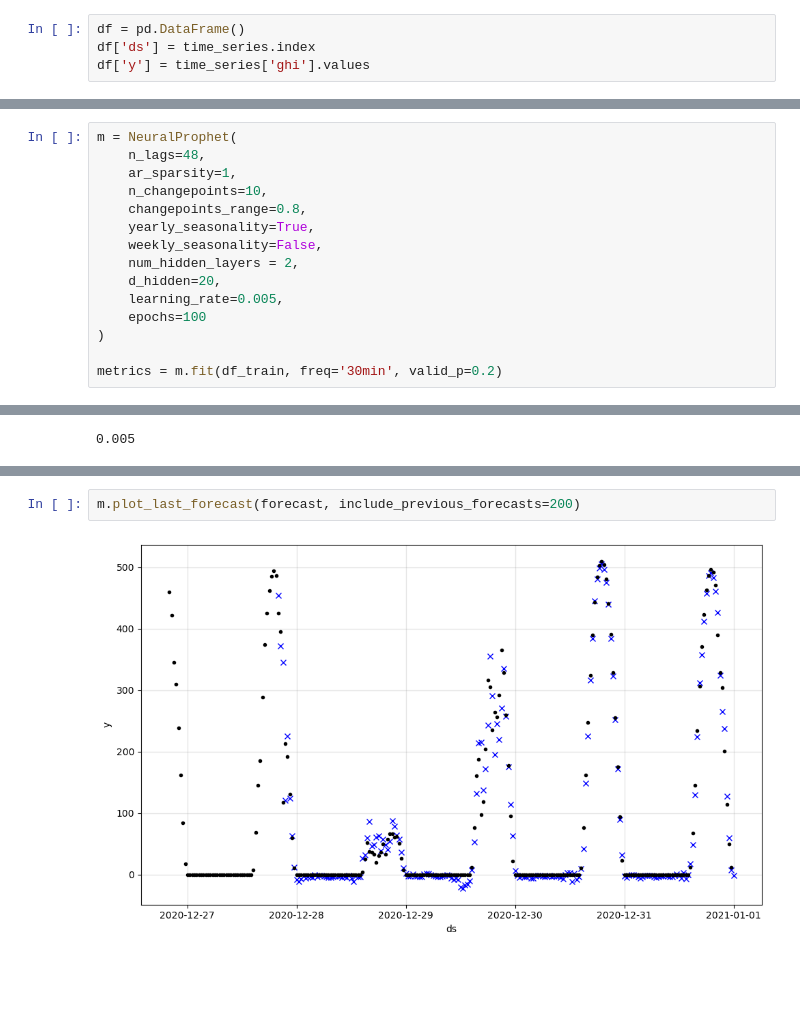
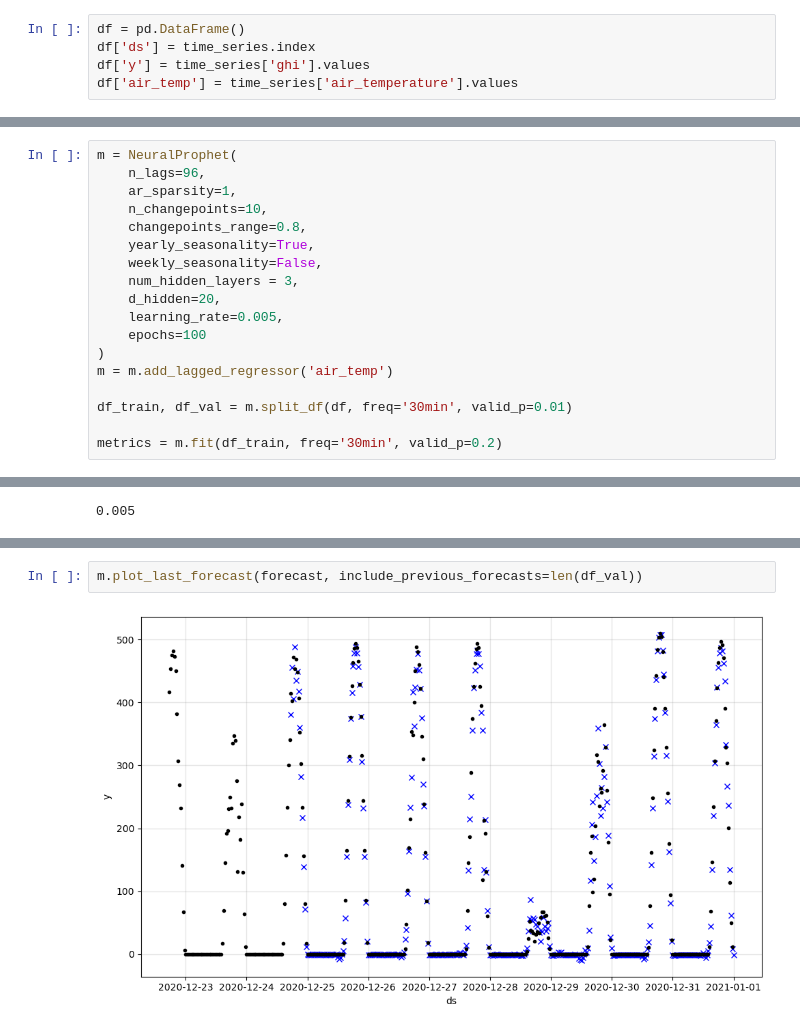
Before and after one commit to andersdot/Energy-Forecasting, a Jupyter notebook: Forecasting.ipynb, the cells around one changed output, grey strips where cells are left out. Cells and saved outputs as stored; diff of their text form; blank space fills up the shorter version.

```diff
--- a/Forecasting.ipynb
+++ b/Forecasting.ipynb
@@ -19,3 +32,4 @@ _, time_series = eu.timeseries(lon=lon, lat=lat, years=['2019', '2020'], columns
 df = pd.DataFrame()
 df['ds'] = time_series.index
 df['y'] = time_series['ghi'].values
+df['air_temp'] = time_series['air_temperature'].values
@@ -25,17 +37,20 @@ df_train, df_val = m.split_df(df, freq='30min', valid_p=0.01)
 NeuralProphet?
 # %%
 m = NeuralProphet(
-    n_lags=48,
+    n_lags=96,
     ar_sparsity=1,
     n_changepoints=10,
     changepoints_range=0.8,
     yearly_seasonality=True,
     weekly_seasonality=False,
-    num_hidden_layers = 2,
+    num_hidden_layers = 3,
     d_hidden=20,
     learning_rate=0.005,
     epochs=100
 )
+m = m.add_lagged_regressor('air_temp')
+
+df_train, df_val = m.split_df(df, freq='30min', valid_p=0.01)
 
 metrics = m.fit(df_train, freq='30min', valid_p=0.2)
 # %% [output]
@@ -75,4 +90,4 @@ m.highlight_nth_step_ahead_of_each_forecast(1).plot(forecast)
 # %%
-m.plot_last_forecast(forecast, include_previous_forecasts=200)
+m.plot_last_forecast(forecast, include_previous_forecasts=len(df_val))
 # %% [output]
-[figure, old version]
+[figure, new version]
```
Also changed, not shown: parts of 10 cells of this notebook, 2 other files.
